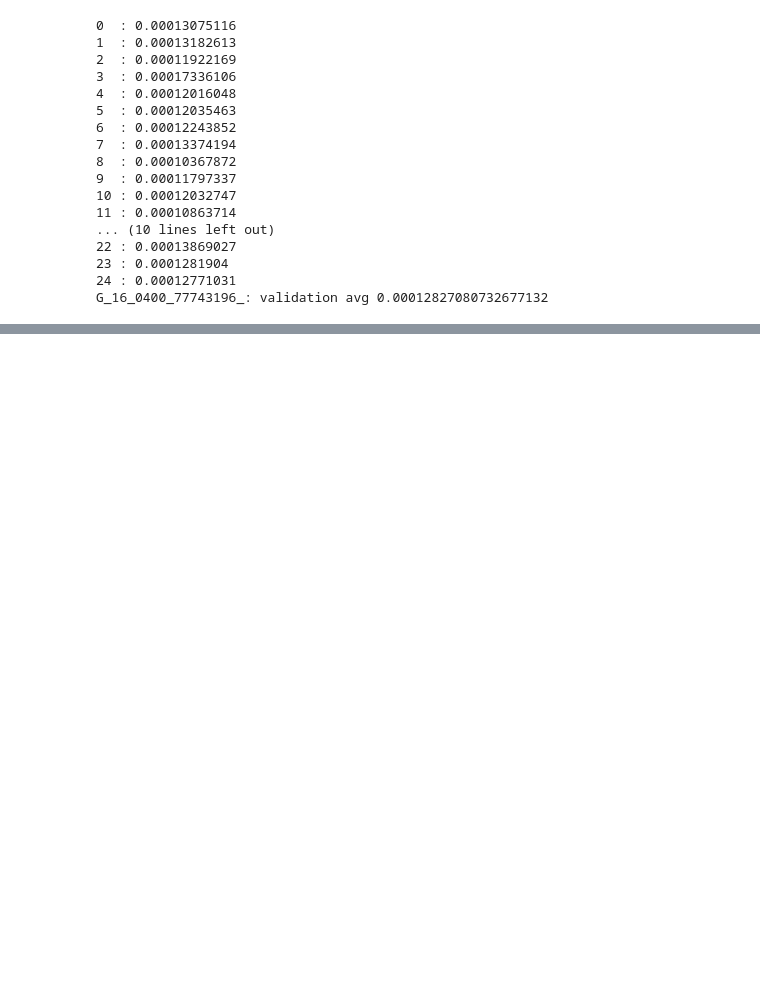
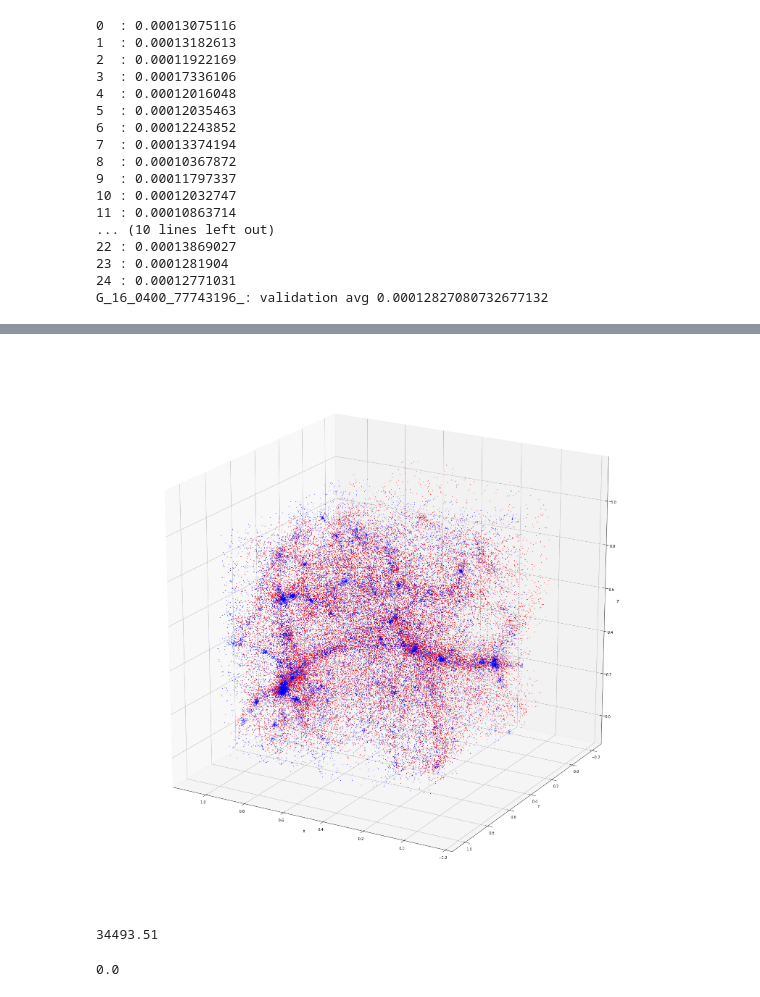
Before and after one commit to evdcush/N-Body_PointCloudEvolution, a Jupyter notebook: sandbox.ipynb, the cells around one changed output, grey strips where cells are left out. Drawn from its saved outputs; the diff is of its cells as text; code cells hidden in the pictures; blank space fills up the shorter version.

```diff
--- a/sandbox.ipynb
+++ b/sandbox.ipynb
@@ -358,0 +370,40 @@ if rotate:
+# %%
+data_dir = './SiyuCube/Cubes/'
+xh2  = np.load(data_dir + 'X32_6.0-0.0_prediction.npy')
+xt2 = np.load(data_dir + 'X_32_0.0_data.npy')
+# %%
+'''
+plot point cloud
+'''
+j = 3
+fsize = (28,28)
+particle_size = (.6, 1.3)
+truth_color = 'blue'
+pred_color = 'red'
+colors = (truth_color, pred_color)
+
+plt.close('all')
+fig = data_utils.plot_3D_pointcloud(xt2, xh2, j, colors=colors, pt_size=particle_size, fsize=fsize)
+plt.gca().view_init(20, 120)
+display.display(plt.gcf())
+display.clear_output(wait=True)
+time.sleep(0.0001)
+rotate = False
+if rotate:
+    for angle in range(0,360,40):
+        fig.view_init(30, angle)
+        display.display(plt.gcf())
+        display.clear_output(wait=True)
+        time.sleep(0.0001)
+#fig.savefig('./Plots/' + model_name, dpi=2400,bbox_inches='tight') # warning, this makes a huge image
+# %% [output]
+[figure, added]
+# %%
+np.sum(np.abs(xt[3,:,3:] - xt2[3,:,3:]))
+# %% [output]
+34493.51
+# %%
+k = 21
+np.sum(np.abs(xt[k,:,:3] - xt2[k,:,:3]))
+# %% [output]
+0.0
```
Also changed, not shown: parts of 11 cells of this notebook, 2 other files.
